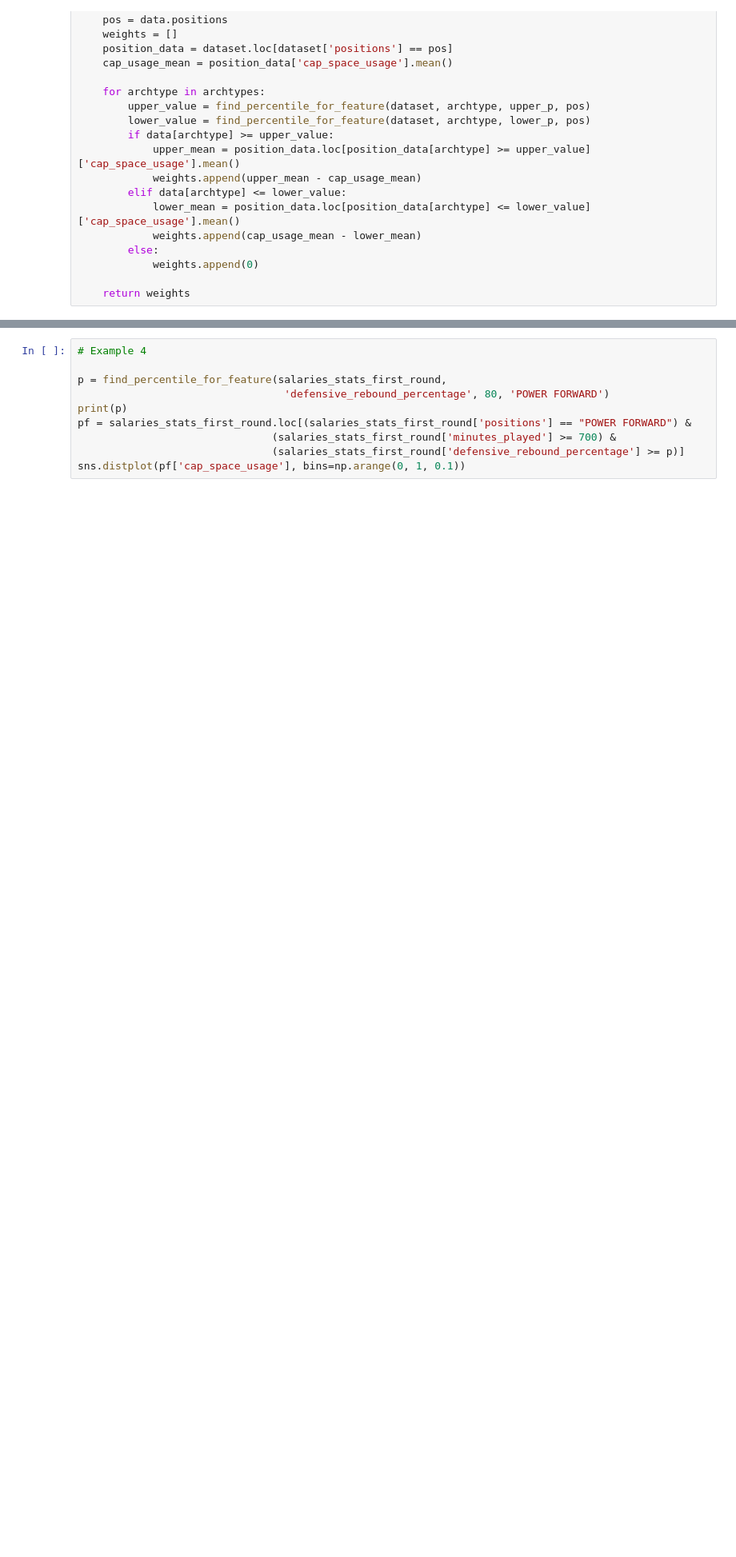
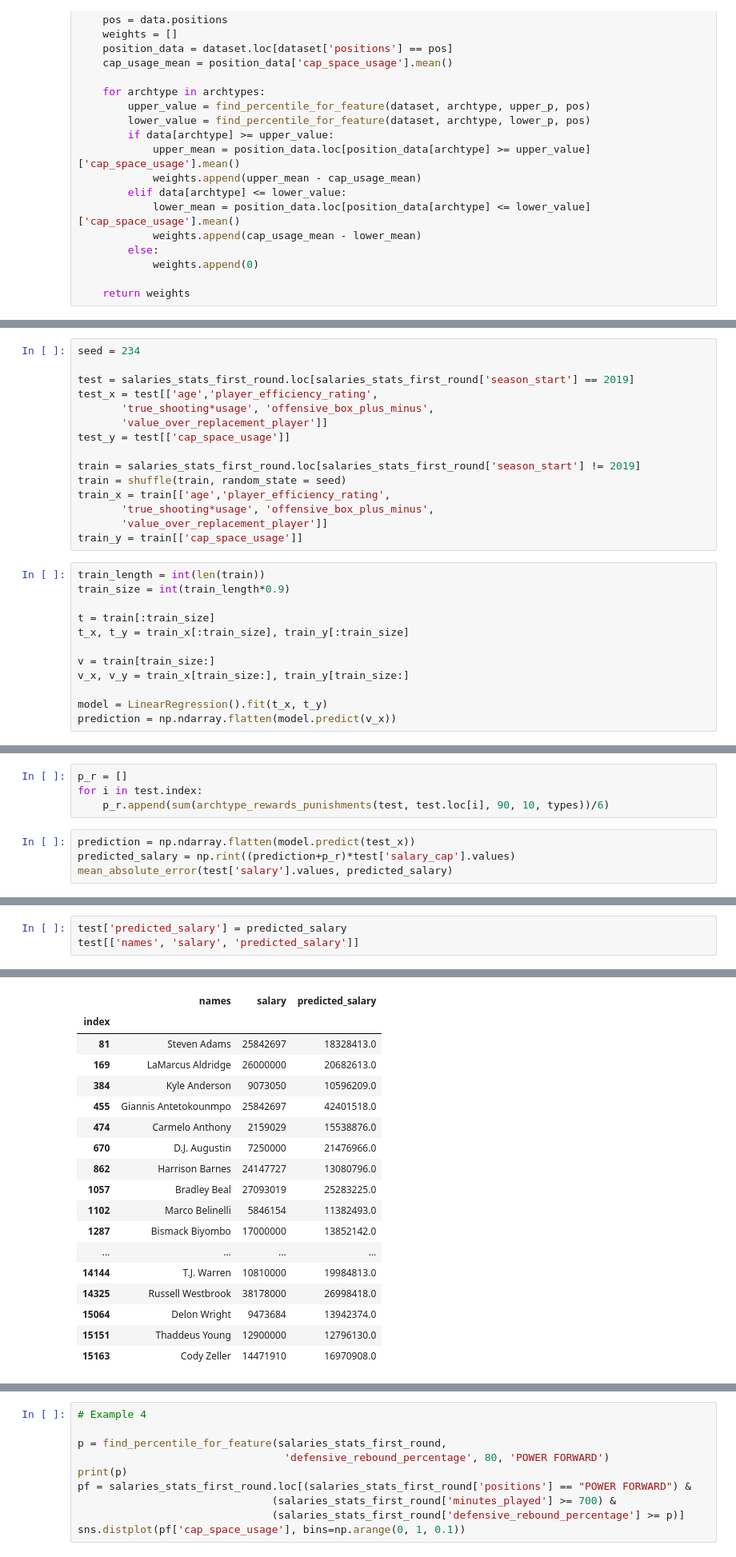
Before and after one commit to ZachLiu519/nba-model, a Jupyter notebook: week_2_data_exploration/filtered_stats_correlations.ipynb, the cells around one changed output, grey strips where cells are left out. Shown: that part at 80% size. Drawn from its saved outputs; the diff is of its cells as text; blank space fills up the shorter version.

```diff
--- a/week_2_data_exploration/filtered_stats_correlations.ipynb
+++ b/week_2_data_exploration/filtered_stats_correlations.ipynb
@@ -189,0 +249,27 @@ archtype_rewards_punishments(salaries_stats_first_round,
+# %%
+seed = 234
+
+test = salaries_stats_first_round.loc[salaries_stats_first_round['season_start'] == 2019]
+test_x = test[['age','player_efficiency_rating',
+       'true_shooting*usage', 'offensive_box_plus_minus',
+       'value_over_replacement_player']]
+test_y = test[['cap_space_usage']]
+
+train = salaries_stats_first_round.loc[salaries_stats_first_round['season_start'] != 2019]
+train = shuffle(train, random_state = seed)
+train_x = train[['age','player_efficiency_rating',
+       'true_shooting*usage', 'offensive_box_plus_minus',
+       'value_over_replacement_player']]
+train_y = train[['cap_space_usage']]
+# %%
+train_length = int(len(train))
+train_size = int(train_length*0.9)
+
+t = train[:train_size]
+t_x, t_y = train_x[:train_size], train_y[:train_size]
+
+v = train[train_size:]
+v_x, v_y = train_x[train_size:], train_y[train_size:]
+
+model = LinearRegression().fit(t_x, t_y)
+prediction = np.ndarray.flatten(model.predict(v_x))
@@ -189,0 +282,8 @@ archtype_rewards_punishments(salaries_stats_first_round,
+# %%
+p_r = []
+for i in test.index:
+    p_r.append(sum(archtype_rewards_punishments(test, test.loc[i], 90, 10, types))/6)
+# %%
+prediction = np.ndarray.flatten(model.predict(test_x))
+predicted_salary = np.rint((prediction+p_r)*test['salary_cap'].values)
+mean_absolute_error(test['salary'].values, predicted_salary)
@@ -189,0 +292,4 @@ archtype_rewards_punishments(salaries_stats_first_round,
+# %%
+test['predicted_salary'] = predicted_salary
+test[['names', 'salary', 'predicted_salary']]
+# %% [output]
@@ -190,2 +301,20 @@ archtype_rewards_punishments(salaries_stats_first_round,
+|  | names | salary | predicted_salary |
+| index |  |  |  |
+| 81 | Steven Adams | 25842697 | 18328413.0 |
+| 169 | LaMarcus Aldridge | 26000000 | 20682613.0 |
+| 384 | Kyle Anderson | 9073050 | 10596209.0 |
+| 455 | Giannis Antetokounmpo | 25842697 | 42401518.0 |
+| 474 | Carmelo Anthony | 2159029 | 15538876.0 |
+| 670 | D.J. Augustin | 7250000 | 21476966.0 |
+| 862 | Harrison Barnes | 24147727 | 13080796.0 |
+| 1057 | Bradley Beal | 27093019 | 25283225.0 |
+| 1102 | Marco Belinelli | 5846154 | 11382493.0 |
+| 1287 | Bismack Biyombo | 17000000 | 13852142.0 |
+| ... | ... | ... | ... |
+| 14144 | T.J. Warren | 10810000 | 19984813.0 |
+| 14325 | Russell Westbrook | 38178000 | 26998418.0 |
+| 15064 | Delon Wright | 9473684 | 13942374.0 |
+| 15151 | Thaddeus Young | 12900000 | 12796130.0 |
+| 15163 | Cody Zeller | 14471910 | 16970908.0 |
 # %%
 # Example 1
```
Also changed, not shown: parts of 18 cells of this notebook.
